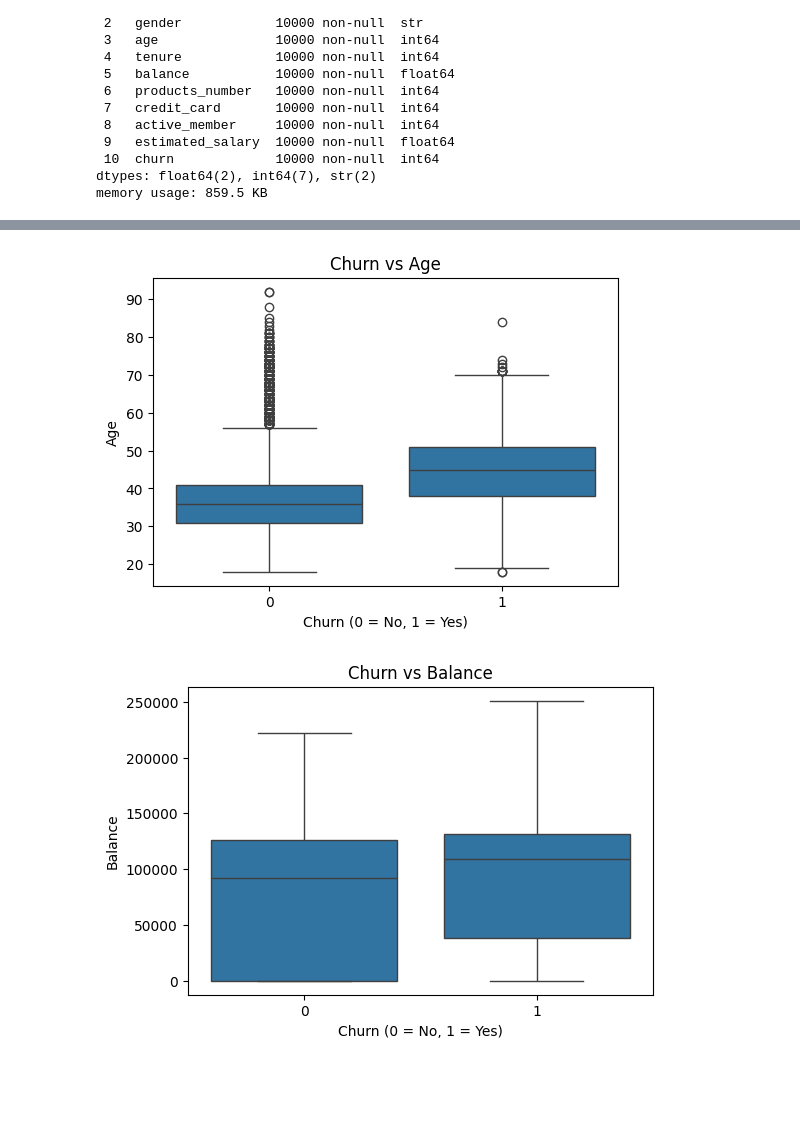
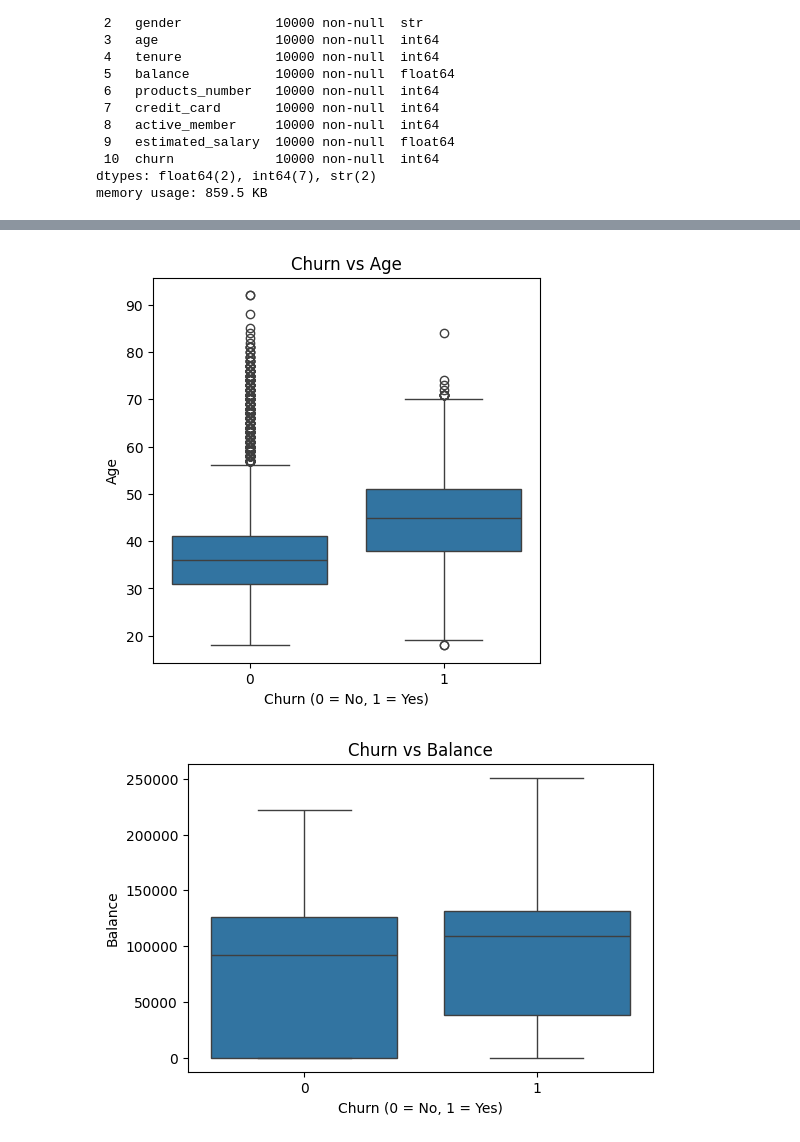
Before and after one commit to yasminsheikh3125/Team1_banking, a Jupyter notebook: notebooks/EDA.ipynb, the cells around one changed output, grey strips where cells are left out. Cells and saved outputs as stored; diff of their text form; code cells hidden in the pictures; blank space fills up the shorter version.

```diff
--- a/notebooks/EDA.ipynb
+++ b/notebooks/EDA.ipynb
@@ -70,21 +132,21 @@ plt.show()
 # %%
 #ploting the boxplot of age column with respect to churn
 
-plt.figure(figsize=(6,4))
+plt.figure(figsize=(5,5))
 
 sns.boxplot(x='churn', y='age', data=df)
 # ploting the tiltle and lables of the boxplot
 
 plt.title("Churn vs Age")
 plt.xlabel("Churn (0 = No, 1 = Yes)")
 plt.ylabel("Age")
 
 plt.show()
 
 # Middle-age customers churn more
 # Older customers are more stable
 # %% [output]
-[figure, old version]
+[figure, new version]
 # %%
 #ploting the boxplot of balance column with respect to churn
 
```
Also changed, not shown: parts of 10 cells of this notebook.
